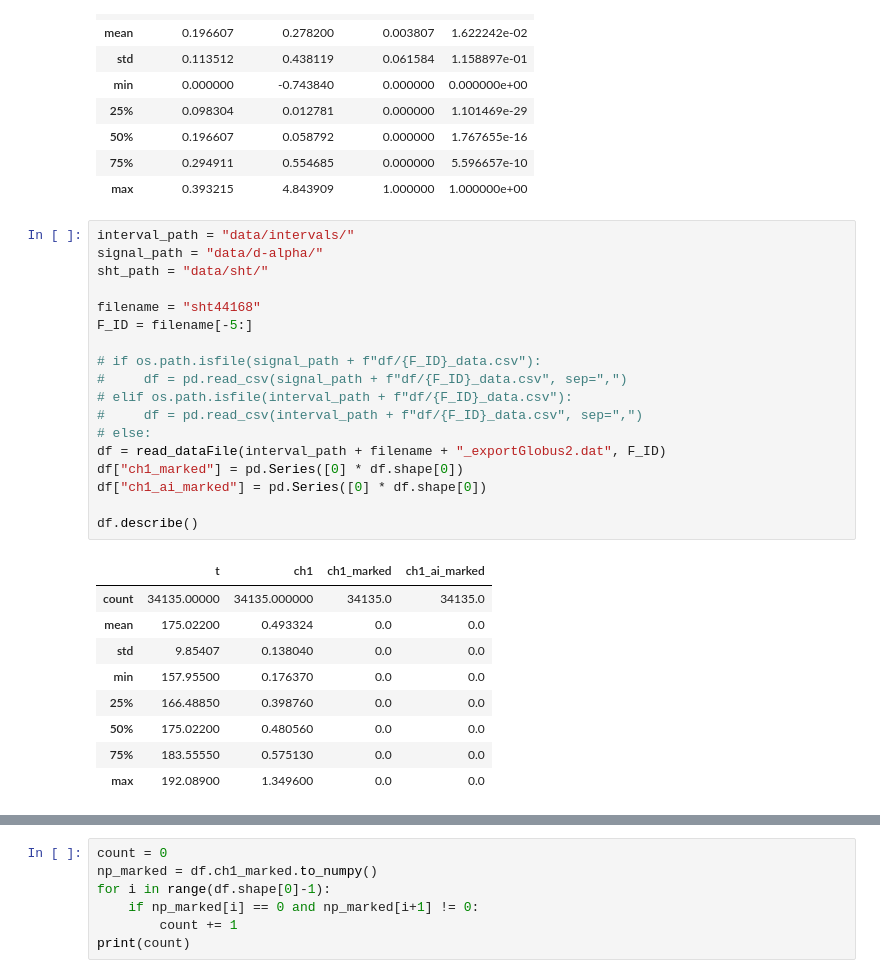
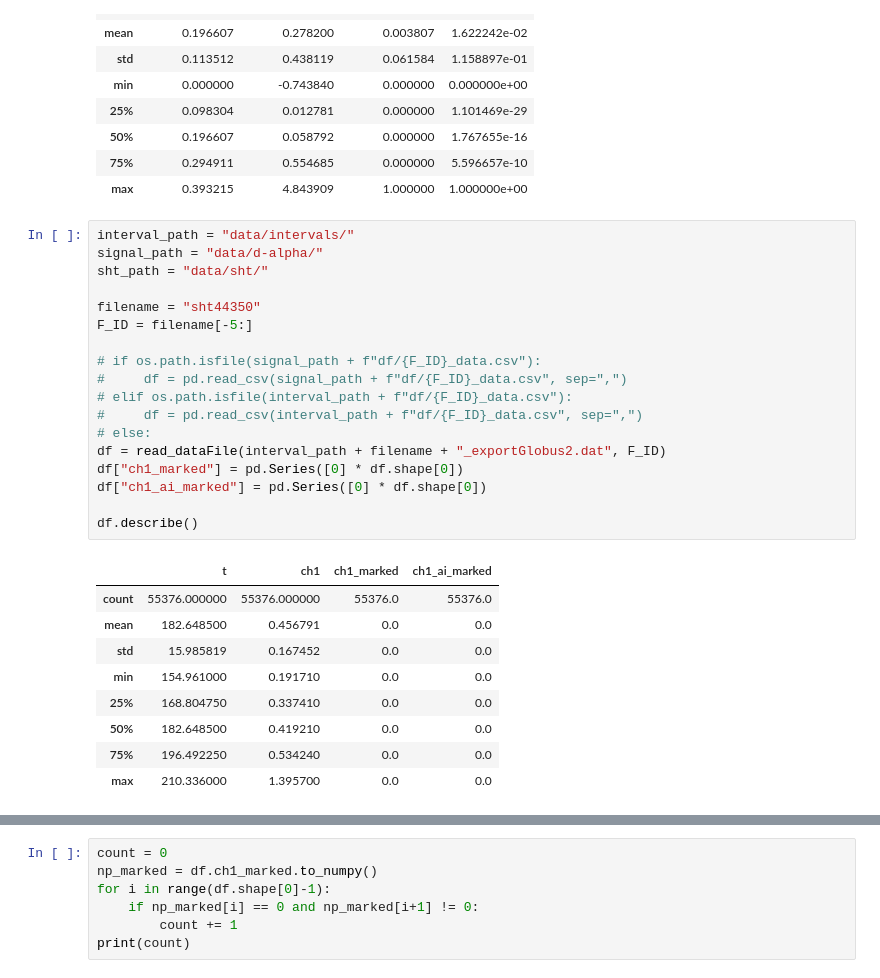
Before and after one commit to feodorrussia/D-alpha-instability-search, a Jupyter notebook: D-alpha marking.ipynb, the cells around one changed output, grey strips where cells are left out. Saved outputs shown, nothing was run; the diff lists cells and outputs as text.

```diff
--- a/D-alpha marking.ipynb
+++ b/D-alpha marking.ipynb
@@ -29,31 +29,31 @@ df.describe()
 # %%
 interval_path = "data/intervals/"
 signal_path = "data/d-alpha/"
 sht_path = "data/sht/"
 
-filename = "sht44168"
+filename = "sht44350"
 F_ID = filename[-5:]
 
 # if os.path.isfile(signal_path + f"df/{F_ID}_data.csv"):
 #     df = pd.read_csv(signal_path + f"df/{F_ID}_data.csv", sep=",")
 # elif os.path.isfile(interval_path + f"df/{F_ID}_data.csv"):
 #     df = pd.read_csv(interval_path + f"df/{F_ID}_data.csv", sep=",")
 # else:
 df = read_dataFile(interval_path + filename + "_exportGlobus2.dat", F_ID)
 df["ch1_marked"] = pd.Series([0] * df.shape[0])
 df["ch1_ai_marked"] = pd.Series([0] * df.shape[0])
 
 df.describe()
 # %% [output]
 |  | t | ch1 | ch1_marked | ch1_ai_marked |
-| count | 34135.00000 | 34135.000000 | 34135.0 | 34135.0 |
-| mean | 175.02200 | 0.493324 | 0.0 | 0.0 |
-| std | 9.85407 | 0.138040 | 0.0 | 0.0 |
-| min | 157.95500 | 0.176370 | 0.0 | 0.0 |
-| 25% | 166.48850 | 0.398760 | 0.0 | 0.0 |
-| 50% | 175.02200 | 0.480560 | 0.0 | 0.0 |
-| 75% | 183.55550 | 0.575130 | 0.0 | 0.0 |
-| max | 192.08900 | 1.349600 | 0.0 | 0.0 |
+| count | 55376.000000 | 55376.000000 | 55376.0 | 55376.0 |
+| mean | 182.648500 | 0.456791 | 0.0 | 0.0 |
+| std | 15.985819 | 0.167452 | 0.0 | 0.0 |
+| min | 154.961000 | 0.191710 | 0.0 | 0.0 |
+| 25% | 168.804750 | 0.337410 | 0.0 | 0.0 |
+| 50% | 182.648500 | 0.419210 | 0.0 | 0.0 |
+| 75% | 196.492250 | 0.534240 | 0.0 | 0.0 |
+| max | 210.336000 | 1.395700 | 0.0 | 0.0 |
 # %%
 import matplotlib.pyplot as plt
 from matplotlib.ticker import AutoMinorLocator
```
Also changed, not shown: parts of 2 cells of this notebook, 2 other files.
